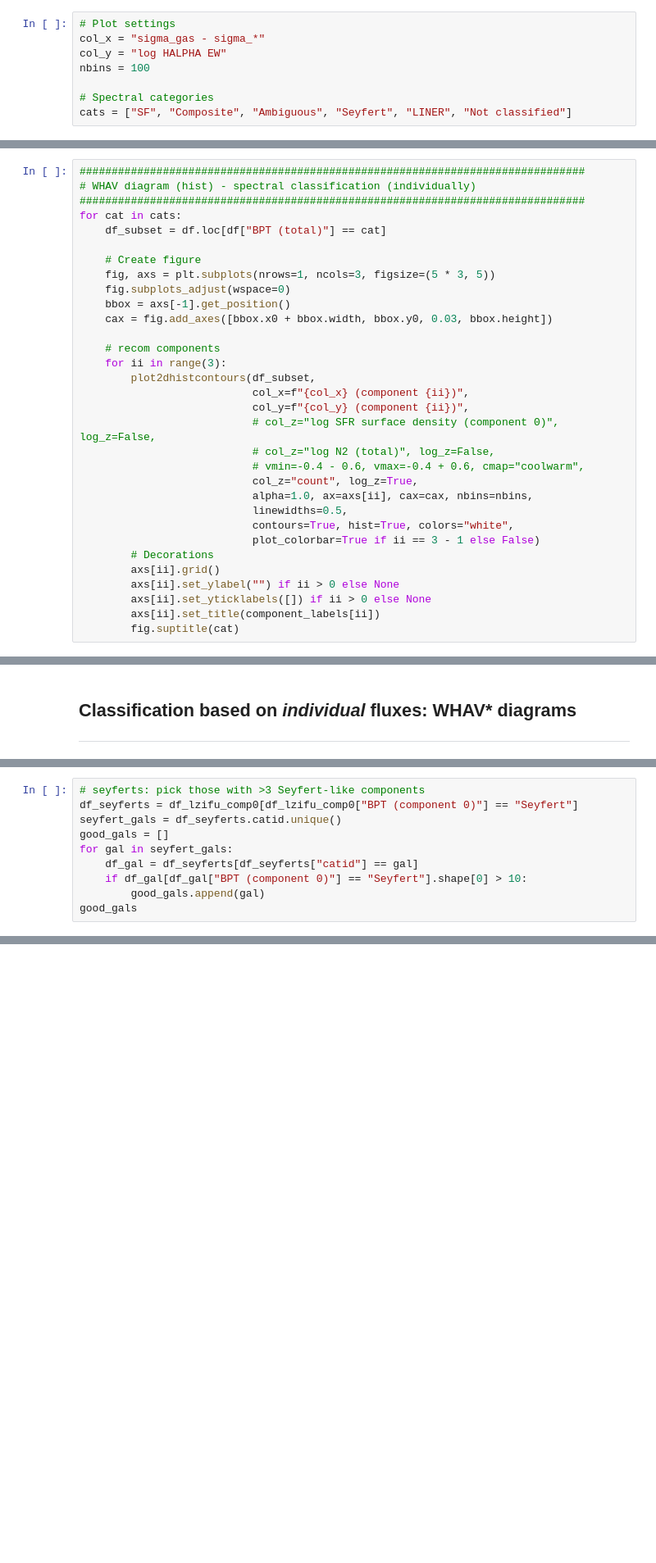
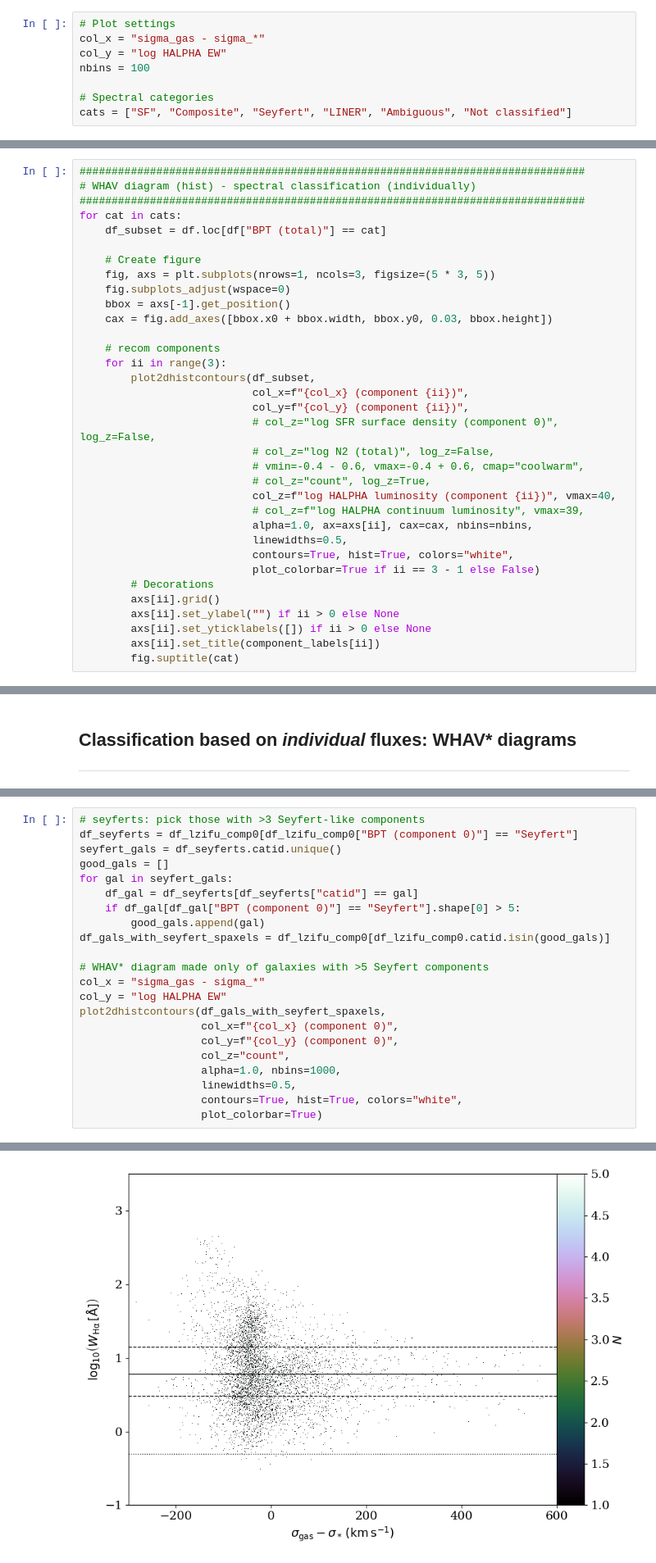
Before and after one commit to hzovaro/spaxelsleuth, a Jupyter notebook: notebooks/Classifying sources with the WHAV* diagram.ipynb, the cells around one changed output, grey strips where cells are left out. Shown at 82% size. Drawn from its saved outputs; the diff is of its cells as text; blank space fills up the shorter version.

```diff
--- a/notebooks/Classifying sources with the WHAV* diagram.ipynb
+++ b/notebooks/Classifying sources with the WHAV* diagram.ipynb
@@ -82,7 +96,7 @@ col_y = "log HALPHA EW"
 nbins = 100
 
 # Spectral categories
-cats = ["SF", "Composite", "Ambiguous", "Seyfert", "LINER", "Not classified"]
+cats = ["SF", "Composite", "Seyfert", "LINER", "Ambiguous", "Not classified"]
 # %% [markdown]
 ## Classification based on *total* fluxes: WHAV* diagrams
 ---
@@ -135,7 +149,9 @@ for cat in cats:
                            # col_z="log SFR surface density (component 0)", log_z=False,
                            # col_z="log N2 (total)", log_z=False,
                            # vmin=-0.4 - 0.6, vmax=-0.4 + 0.6, cmap="coolwarm",
-                           col_z="count", log_z=True,
+                           # col_z="count", log_z=True,
+                           col_z=f"log HALPHA luminosity (component {ii})", vmax=40,
+                           # col_z=f"log HALPHA continuum luminosity", vmax=39,
                            alpha=1.0, ax=axs[ii], cax=cax, nbins=nbins,
                            linewidths=0.5,
                            contours=True, hist=True, colors="white",
@@ -368,6 +494,19 @@ seyfert_gals = df_seyferts.catid.unique()
 good_gals = []
 for gal in seyfert_gals:
     df_gal = df_seyferts[df_seyferts["catid"] == gal]
-    if df_gal[df_gal["BPT (component 0)"] == "Seyfert"].shape[0] > 10:
+    if df_gal[df_gal["BPT (component 0)"] == "Seyfert"].shape[0] > 5:
         good_gals.append(gal)
-good_gals
+df_gals_with_seyfert_spaxels = df_lzifu_comp0[df_lzifu_comp0.catid.isin(good_gals)]
+
+# WHAV* diagram made only of galaxies with >5 Seyfert components
+col_x = "sigma_gas - sigma_*"
+col_y = "log HALPHA EW"
+plot2dhistcontours(df_gals_with_seyfert_spaxels,
+                   col_x=f"{col_x} (component 0)",
+                   col_y=f"{col_y} (component 0)",
+                   col_z="count",
+                   alpha=1.0, nbins=1000,
+                   linewidths=0.5,
+                   contours=True, hist=True, colors="white",
+                   plot_colorbar=True)
+# %% [output]
@@ -373,0 +514 @@ good_gals
+[figure, added]
```
Also changed, not shown: parts of 66 cells of this notebook.
